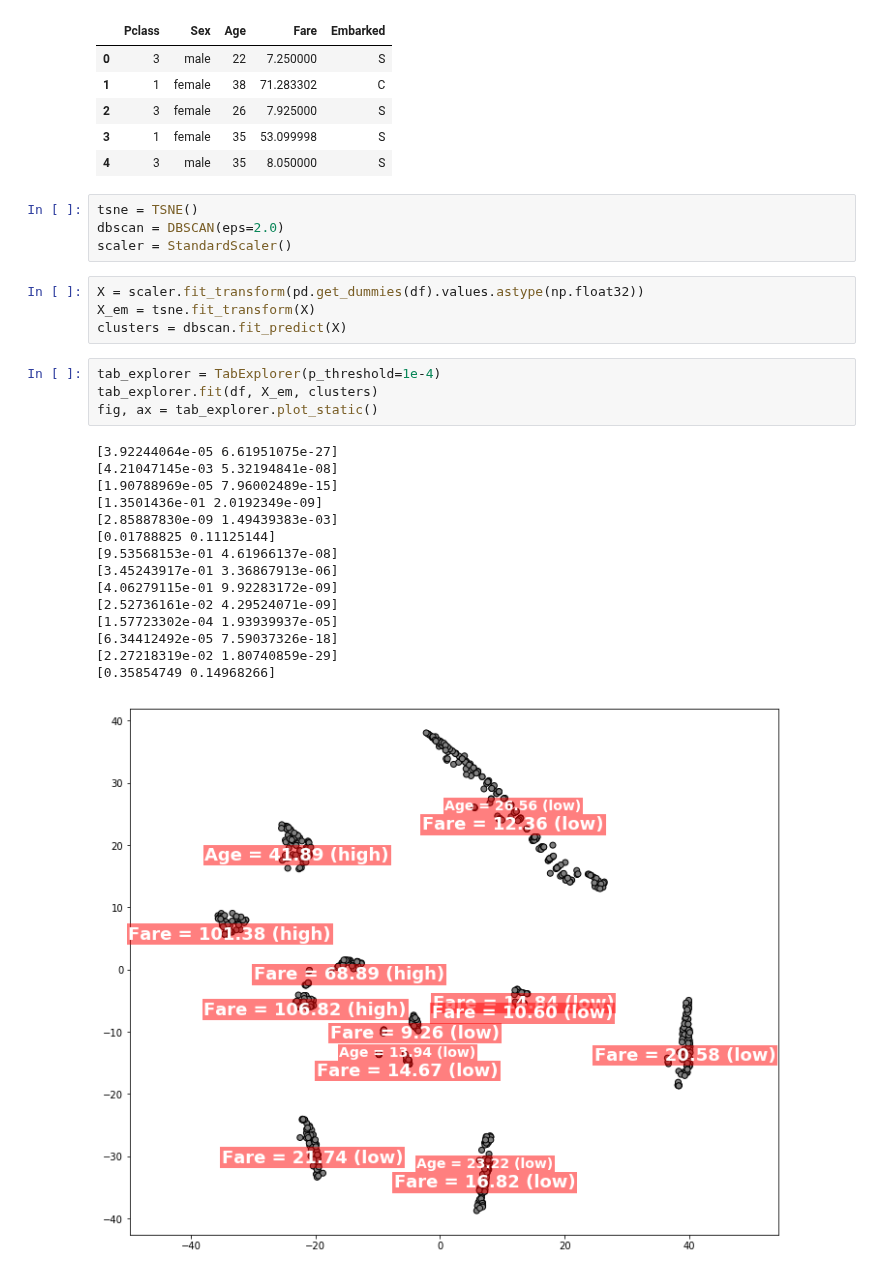
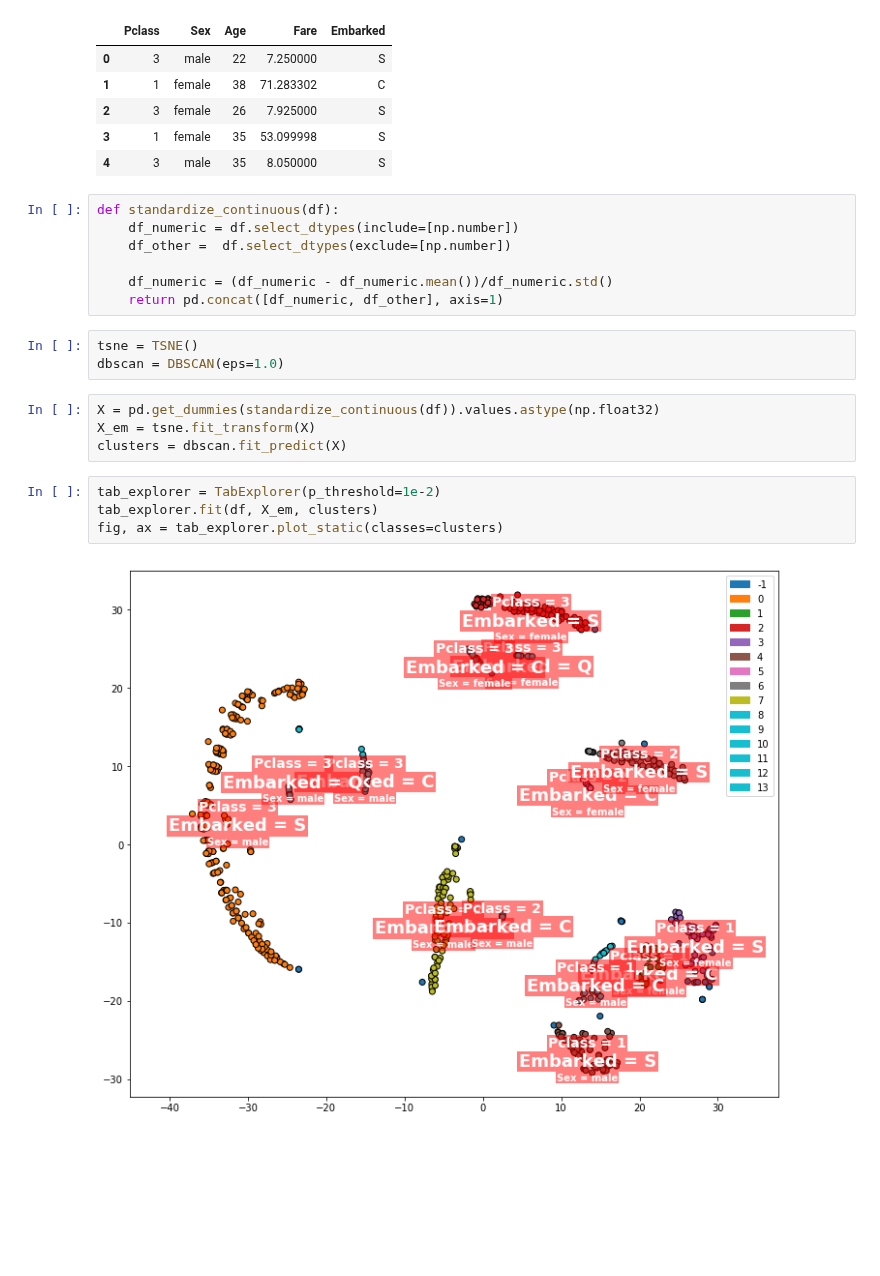
Before and after one commit to simejanko/mag-multidim-proj-visualisation, a Jupyter notebook: showcases/tab_exploration.ipynb, the cells around one changed output. Saved outputs shown, nothing was run; the diff lists cells and outputs as text; blank space fills up the shorter version.

```diff
--- a/showcases/tab_exploration.ipynb
+++ b/showcases/tab_exploration.ipynb
@@ -24,31 +24,23 @@ df.head()
 | 2 | 3 | female | 26 | 7.925000 | S |
 | 3 | 1 | female | 35 | 53.099998 | S |
 | 4 | 3 | male | 35 | 8.050000 | S |
+# %%
+def standardize_continuous(df):
+    df_numeric = df.select_dtypes(include=[np.number])
+    df_other =  df.select_dtypes(exclude=[np.number])
+
+    df_numeric = (df_numeric - df_numeric.mean())/df_numeric.std()
+    return pd.concat([df_numeric, df_other], axis=1)
 # %%
 tsne = TSNE()
-dbscan = DBSCAN(eps=2.0)
-scaler = StandardScaler()
+dbscan = DBSCAN(eps=1.0)
 # %%
-X = scaler.fit_transform(pd.get_dummies(df).values.astype(np.float32))
+X = pd.get_dummies(standardize_continuous(df)).values.astype(np.float32)
 X_em = tsne.fit_transform(X)
 clusters = dbscan.fit_predict(X)
 # %%
-tab_explorer = TabExplorer(p_threshold=1e-4)
+tab_explorer = TabExplorer(p_threshold=1e-2)
 tab_explorer.fit(df, X_em, clusters)
-fig, ax = tab_explorer.plot_static()
+fig, ax = tab_explorer.plot_static(classes=clusters)
 # %% [output]
-[3.92244064e-05 6.61951075e-27]
-[4.21047145e-03 5.32194841e-08]
-[1.90788969e-05 7.96002489e-15]
-[1.3501436e-01 2.0192349e-09]
-[2.85887830e-09 1.49439383e-03]
-[0.01788825 0.11125144]
-[9.53568153e-01 4.61966137e-08]
-[3.45243917e-01 3.36867913e-06]
-[4.06279115e-01 9.92283172e-09]
-[2.52736161e-02 4.29524071e-09]
-[1.57723302e-04 1.93939937e-05]
-[6.34412492e-05 7.59037326e-18]
-[2.27218319e-02 1.80740859e-29]
-[0.35854749 0.14968266]
-[figure, old version]
+[figure, new version]
```
Also changed, not shown: 1 other file.
